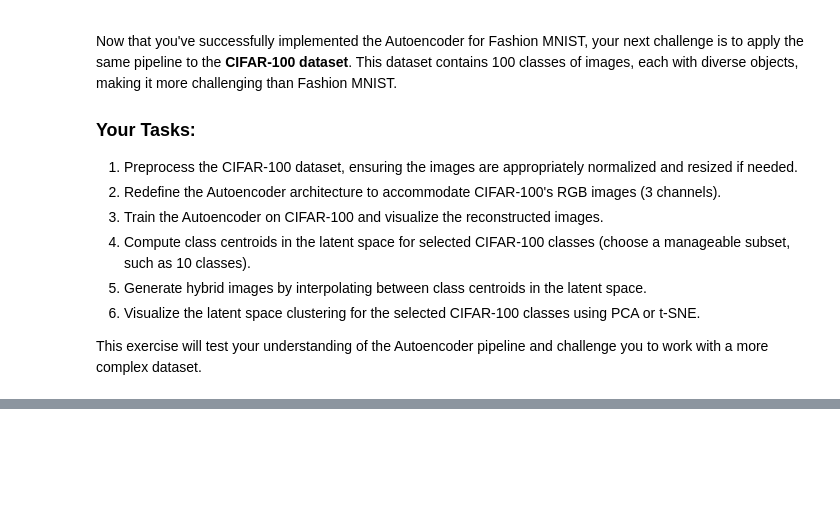
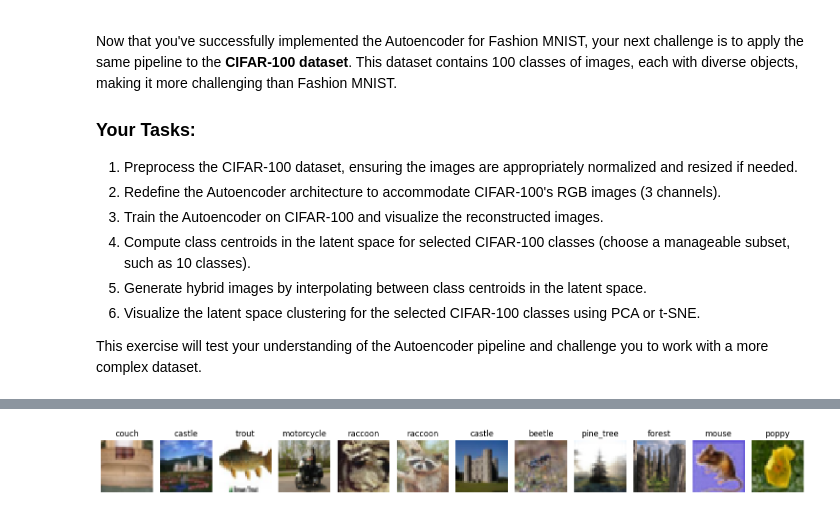
Before and after one commit to MohamadMaKassem/Machine_learning, a Jupyter notebook: Autoencoder_FashionMNIST_CIFAR100_Haidar_1.ipynb, the cells around one changed output, grey strips where cells are left out. Cells and saved outputs as stored; diff of their text form; code cells hidden in the pictures; blank space fills up the shorter version.

```diff
--- a/Autoencoder_FashionMNIST_CIFAR100_Haidar_1.ipynb
+++ b/Autoencoder_FashionMNIST_CIFAR100_Haidar_1.ipynb
@@ -639,0 +668,52 @@ This exercise will test your understanding of the Autoencoder pipeline and chall
+# %%
+import matplotlib.pyplot as plt
+import torchvision
+
+# Define CIFAR-100 class labels
+classes = [
+    'apple', 'aquarium_fish', 'baby', 'bear', 'beaver', 'bed', 'bee', 'beetle', 'bicycle', 'bottle',
+    'bowl', 'boy', 'bridge', 'bus', 'butterfly', 'camel', 'can', 'castle', 'caterpillar', 'cattle',
+    'chair', 'chimpanzee', 'clock', 'cloud', 'cockroach', 'couch', 'crab', 'crocodile', 'cup', 'dinosaur',
+    'dolphin', 'elephant', 'flatfish', 'forest', 'fox', 'girl', 'hamster', 'house', 'kangaroo', 'keyboard',
+    'lamp', 'lawn_mower', 'leopard', 'lion', 'lizard', 'lobster', 'man', 'maple_tree', 'motorcycle', 'mountain',
+    'mouse', 'mushroom', 'oak_tree', 'orange', 'orchid', 'otter', 'palm_tree', 'pear', 'pickup_truck', 'pine_tree',
+    'plain', 'plate', 'poppy', 'porcupine', 'possum', 'rabbit', 'raccoon', 'ray', 'road', 'rocket',
+    'rose', 'sea', 'seal', 'shark', 'shrew', 'skunk', 'skyscraper', 'snail', 'snake', 'spider',
+    'squirrel', 'streetcar', 'sunflower', 'sweet_pepper', 'table', 'tank', 'telephone', 'television', 'tiger', 'tractor',
+    'train', 'trout', 'tulip', 'turtle', 'wardrobe', 'whale', 'willow_tree', 'wolf', 'woman', 'worm'
+]
+
+# Visualize CIFAR-100 dataset
+def visualize_dataset(dataset, classes, num_images=12):
+    """
+    Visualizes random samples from the dataset with their class labels.
+
+    Parameters:
+    - dataset: PyTorch dataset object
+    - classes: List of class labels
+    - num_images: Number of images to display
+    """
+    # Get a random batch of images and labels
+    data_iter = iter(DataLoader(dataset, batch_size=num_images, shuffle=True))
+    images, labels = next(data_iter)
+
+    # Denormalize the images (to bring pixel values back to [0, 1] range)
+    images = images / 2 + 0.5  # Reverse normalization (mean=0.5, std=0.5)
+    images = images.numpy()  # Convert to numpy for visualization
+
+    # Plot images
+    fig, axes = plt.subplots(1, num_images, figsize=(15, 5))
+    for i in range(num_images):
+        ax = axes[i]
+        img = images[i].transpose((1, 2, 0))  # Rearrange dimensions to HWC
+        label = classes[labels[i]]
+        ax.imshow(img)
+        ax.set_title(label)
+        ax.axis('off')
+    plt.tight_layout()
+    plt.show()
+
+# Call the visualization function
+visualize_dataset(train_dataset, classes)
+# %% [output]
+[figure, added]
```
Also changed, not shown: parts of 7 cells of this notebook.
